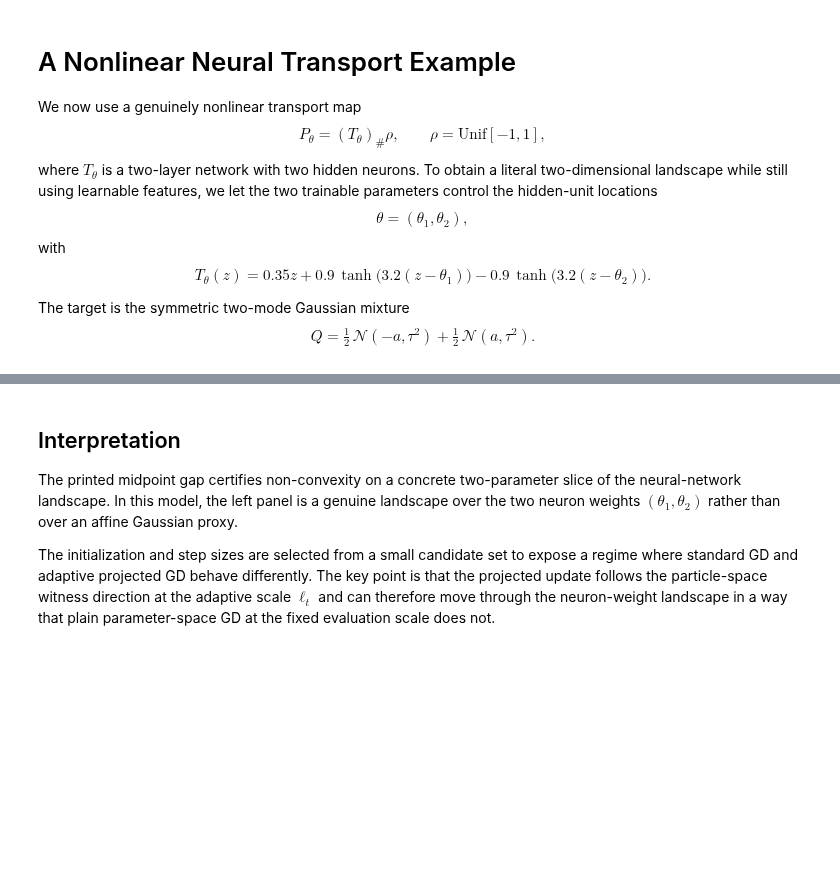
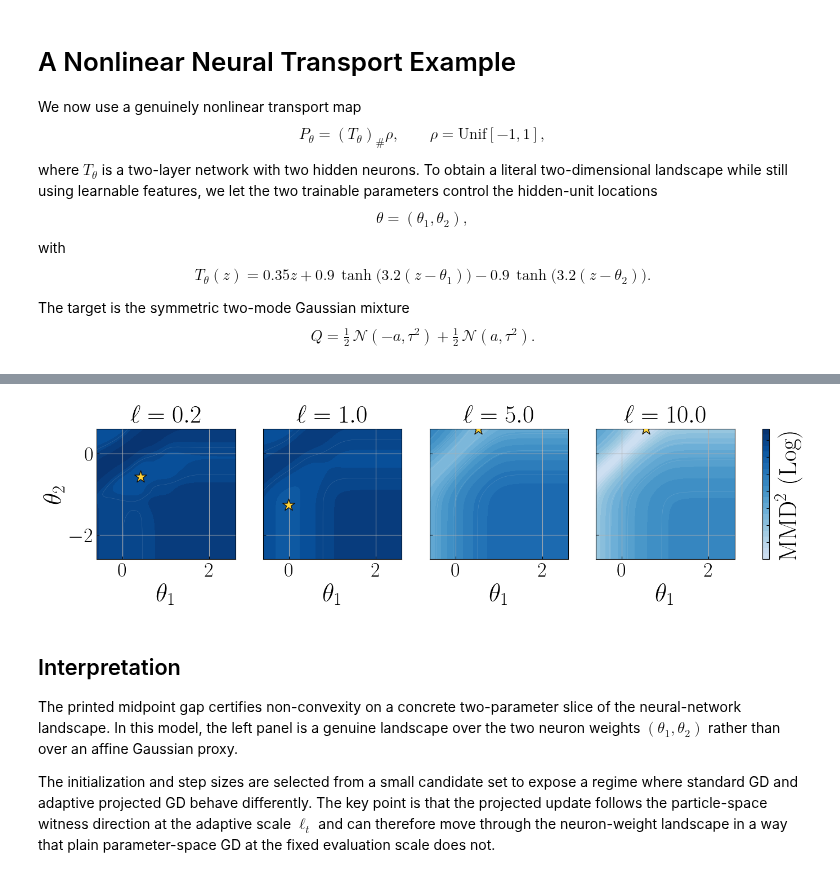
Before and after one commit to seulkang0518/MDF_AL, a Jupyter notebook: mmd_nonconvex_example.ipynb, the cells around one changed output, grey strips where cells are left out. Saved outputs shown, nothing was run; the diff lists cells and outputs as text; code cells hidden in the pictures; blank space fills up the shorter version.

```diff
--- a/mmd_nonconvex_example.ipynb
+++ b/mmd_nonconvex_example.ipynb
@@ -387,3 +470,69 @@ plt.show()
+# %%
+positive_lengthscale_values = [
+    values[values > 0]
+    for values in lengthscale_landscapes.values()
+    if np.any(values > 0)
+]
+lengthscale_positive_floor = min(float(np.min(values)) for values in positive_lengthscale_values)
+lengthscale_vmin = lengthscale_positive_floor
+lengthscale_vmax = max(float(np.max(values)) for values in lengthscale_landscapes.values())
+lengthscale_levels = np.geomspace(lengthscale_vmin, lengthscale_vmax, 24)
+lengthscale_contour_levels = np.geomspace(lengthscale_vmin, lengthscale_vmax, 10)
+lengthscale_norm = mcolors.LogNorm(vmin=lengthscale_vmin, vmax=lengthscale_vmax)
+
+fig, ax_lengthscales = plt.subplots(1, 4, figsize=(16, 3), dpi=100)
+ax_lengthscales = ax_lengthscales.ravel()
+
+for ax, ell in zip(ax_lengthscales, landscape_lengthscales):
+    values = np.maximum(lengthscale_landscapes[float(ell)], lengthscale_positive_floor)
+    contours = ax.contourf(
+        theta1_mesh,
+        theta2_mesh,
+        values,
+        levels=lengthscale_levels,
+        cmap=landscape_cmap,
+        norm=lengthscale_norm,
+    )
+    ax.contour(
+        theta1_mesh,
+        theta2_mesh,
+        values,
+        levels=lengthscale_contour_levels,
+        colors='#F8F9FA',
+        linewidths=0.35,
+        alpha=0.22,
+        norm=lengthscale_norm,
+    )
+    optimum_theta = lengthscale_global_optima[float(ell)]['theta']
+    ax.scatter(
+        [optimum_theta[0]],
+        [optimum_theta[1]],
+        marker='*',
+        color='#FFD43B',
+        edgecolors='#111111',
+        linewidths=1.0,
+        zorder=8,
+        s=260,
+    )
+    ax.set_title(r'$\ell = ' + f'{ell:.1f}' + r'$', fontsize=title_fontsize, pad=8)
+    ax.set_xlim(theta_plot_min_x, theta_plot_max_x)
+    ax.set_ylim(theta_plot_min_y, theta_plot_max_y)
+    ax.tick_params(axis='both', labelsize=tick_label_fontsize)
+
+for ax in ax_lengthscales[1:]:
+    ax.set_yticklabels([])
+for ax in ax_lengthscales:
+    ax.set_xlabel(r'$\theta_1$', fontsize=axis_label_fontsize)
+ax_lengthscales[0].set_ylabel(r'$\theta_2$', fontsize=axis_label_fontsize)
+
+colorbar = fig.colorbar(contours, ax=ax_lengthscales.tolist(), fraction=0.046, pad=0.04)
+colorbar.ax.tick_params(labelsize=tick_label_fontsize)
+colorbar.set_label(r'$\mathrm{MMD}^2$ (Log)', fontsize=colorbar_label_fontsize)
+
+plt.savefig('./figures/mmd_nonconvex_lengthscales_log.pdf', bbox_inches='tight')
+plt.show()
+# %% [output]
+[figure, added]
 # %% [markdown]
 ## Interpretation
 
```
Also changed, not shown: parts of 5 cells of this notebook, 2 other files.
